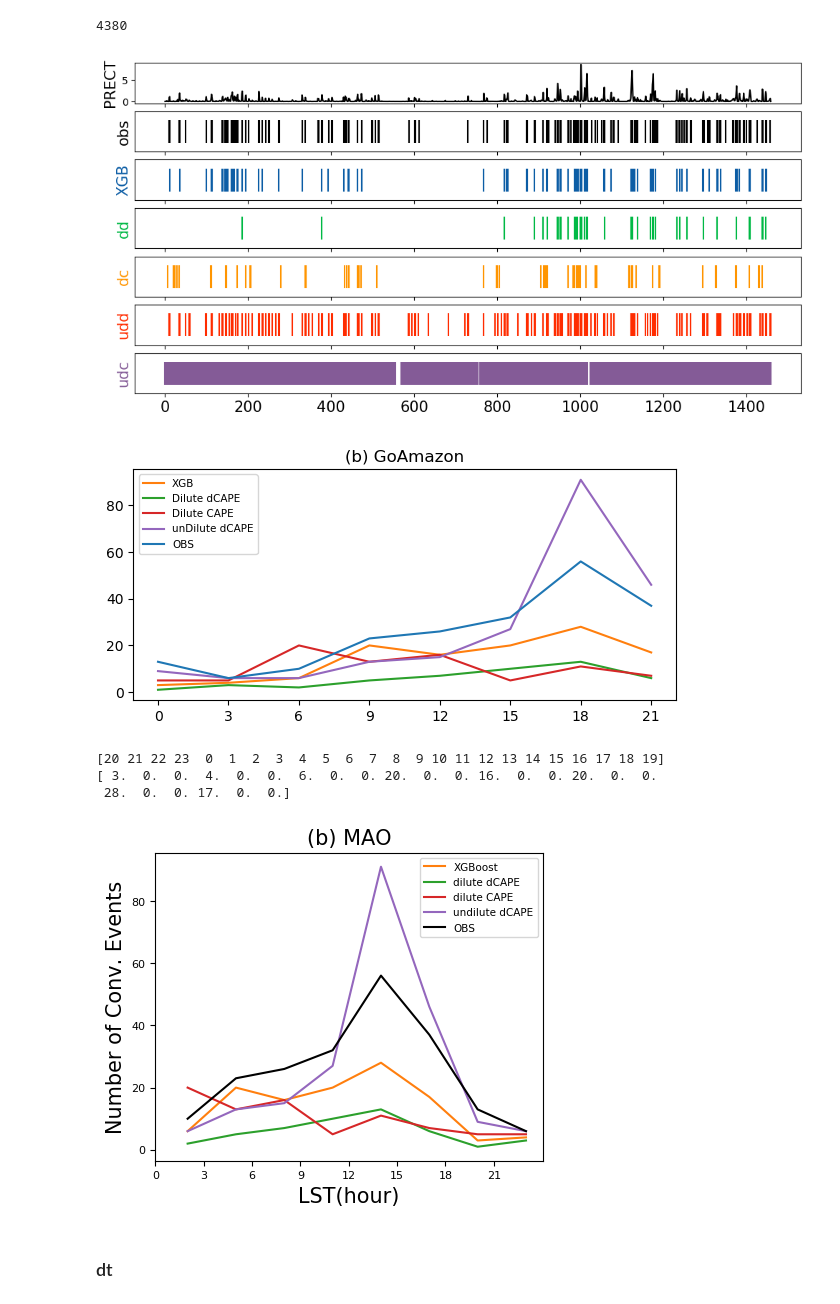
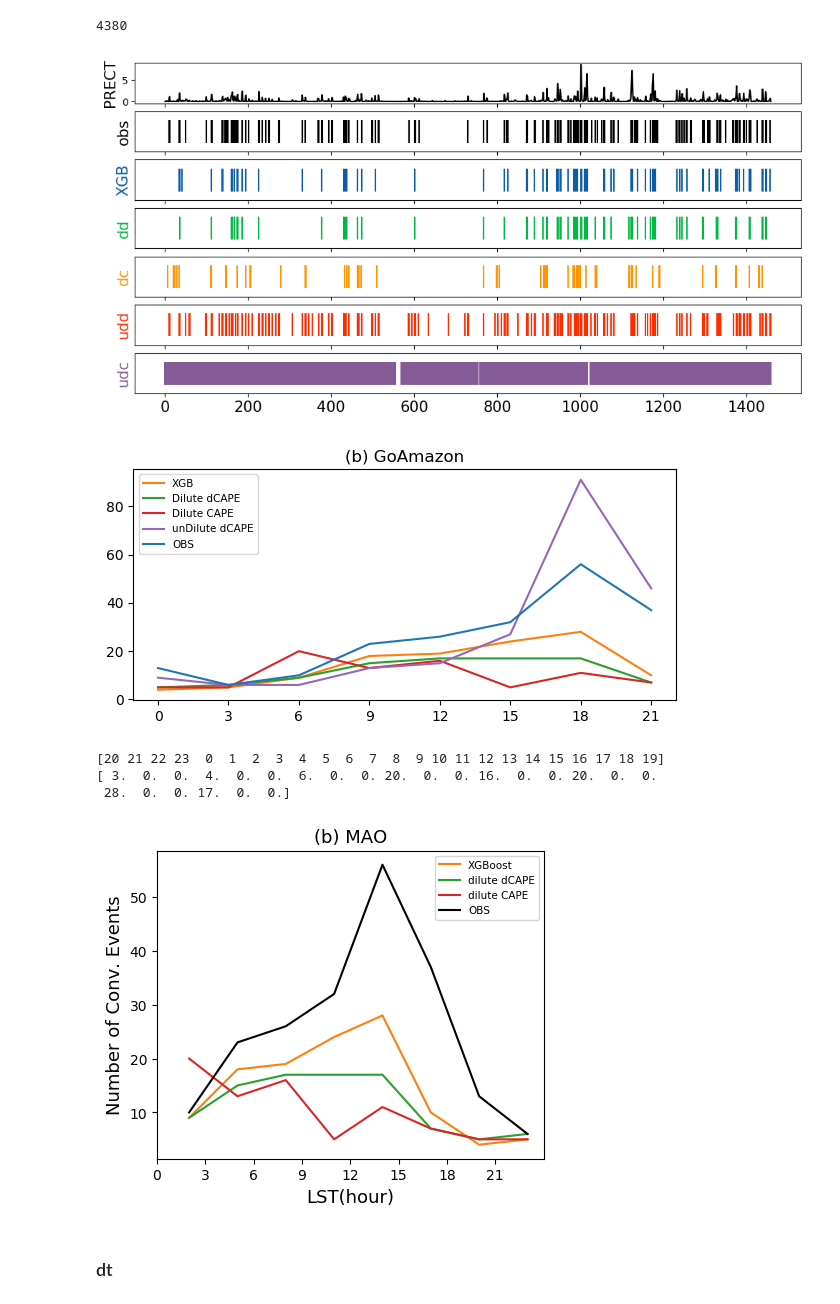
Before and after one commit to eexcalibur/ML_trigger, a Jupyter notebook: ML/trigger_ml_goamazon.ipynb, the cells around one changed output. Saved outputs shown, nothing was run; the diff lists cells and outputs as text; code cells hidden in the pictures.

```diff
--- a/ML/trigger_ml_goamazon.ipynb
+++ b/ML/trigger_ml_goamazon.ipynb
@@ -51,6 +46,9 @@ dilute_cape = np.loadtxt("/global/homes/z/zhangtao/ML_trigger/calc_cape/scam_off
 dilute_dcape = np.loadtxt("/global/homes/z/zhangtao/ML_trigger/calc_cape/scam_offline/goamazon_dilute_dcape.txt")
 undilute_cape = np.loadtxt("/global/homes/z/zhangtao/ML_trigger/calc_cape/scam_offline/goamazon_undilute_cape.txt")
 undilute_dcape = np.loadtxt("/global/homes/z/zhangtao/ML_trigger/calc_cape/scam_offline/goamazon_undilute_dcape.txt")
+
+dilute_dcape = np.loadtxt("/global/homes/z/zhangtao/ML_trigger/calc_cape/scam_offline/goamazon_dilute_dcape_1.txt")
+undilute_dcape = np.loadtxt("/global/homes/z/zhangtao/ML_trigger/calc_cape/scam_offline/goamazon_undilute_dcape_1.txt")
 
 lcl = np.loadtxt("/global/homes/z/zhangtao/ML_trigger/ML/data//goamazon_dilute_lcl")
 
@@ -129,7 +122,7 @@ cape_trigger = np.zeros(trig_y_test.shape)
 #print(trig_x_test)
 
 for i in range(len(trig_y_test)):
-    if trig_x_test.iloc[i,4] > 70:
+    if trig_x_test.iloc[i,4] > 65:
         cape_trigger[i] = 1
 
 tn, fp, fn, tp = confusion_matrix(trig_y_test, cape_trigger).ravel()
@@ -309,7 +302,7 @@ plt.tick_params(labelsize=fh)
 
 plt.savefig("figs/goamazon_ts.pdf")
 # %% [output]
-[figure, old version]
+[figure, new version]
 # %%
 diurnal_prect = np.zeros(24)
 diurnal_obs  = np.zeros(24)
@@ -383,7 +376,7 @@ plt.title("(b) GoAmazon")
 ax1.legend(fontsize=7.5)
 plt.savefig("figs/goamazon_dilurnal.pdf")
 # %% [output]
-[figure, old version]
+[figure, new version]
 # %%
 lst_time = np.arange(24) - 4
 lst_time[lst_time < 0] += 24
@@ -402,38 +395,38 @@ diurnal_xgboost_lst  = np.zeros(24)
 diurnal_dd_lst = np.zeros(24)
 diurnal_dc_lst = np.zeros(24)
 diurnal_obs_lst = np.zeros(24)
 diurnal_udd_lst = np.zeros(24)
 
 for i in range(24):
     diurnal_xgboost_lst[lst_time[i]] = diurnal_xgboost[i]
     diurnal_dd_lst[lst_time[i]] = diurnal_dd[i]
     diurnal_dc_lst[lst_time[i]] = diurnal_dc[i]
     diurnal_obs_lst[lst_time[i]] = diurnal_obs[i]
     diurnal_udd_lst[lst_time[i]] = diurnal_udd[i]
 
 
 xs = np.arange(24)
 diurnal_xgboost_lst[diurnal_xgboost_lst == 0] = np.nan
 s1mask = np.isfinite(diurnal_xgboost_lst)
 
 fig, ax1 = plt.subplots(figsize=(5,4))
 ax1.plot(xs[s1mask],diurnal_xgboost_lst[s1mask], color="tab:orange", label="XGBoost")
 ax1.plot(xs[s1mask],diurnal_dd_lst[s1mask], color="tab:green", label="dilute dCAPE")
 ax1.plot(xs[s1mask],diurnal_dc_lst[s1mask], color="tab:red", label="dilute CAPE")
-ax1.plot(xs[s1mask],diurnal_udd_lst[s1mask],color='tab:purple', label="undilute dCAPE")
+#ax1.plot(xs[s1mask],diurnal_udd_lst[s1mask],color='tab:purple', label="undilute dCAPE")
 ax1.plot(xs[s1mask],diurnal_obs_lst[s1mask], color="black", label="OBS")
 ax1.xaxis.set_ticks(np.arange(0, 24,3))
-ax1.tick_params(axis="x", labelsize=8)
-ax1.tick_params(axis="y", labelsize=8)
+ax1.tick_params(axis="x", labelsize=10)
+ax1.tick_params(axis="y", labelsize=10)
 
-
+fh=13
 ax1.legend(fontsize=7.5)
 plt.title("(b) MAO", fontsize=fh)
 plt.xlabel("LST(hour)", fontsize=fh)
 plt.ylabel("Number of Conv. Events",fontsize=fh)
 plt.savefig("figs/goamazon_dilurnal.pdf")
 # %% [output]
-[figure, old version]
+[figure, new version]
 # %% [markdown]
 ### dt
 # %%
```
Also changed, not shown: parts of 6 cells of this notebook, 20 other files.
